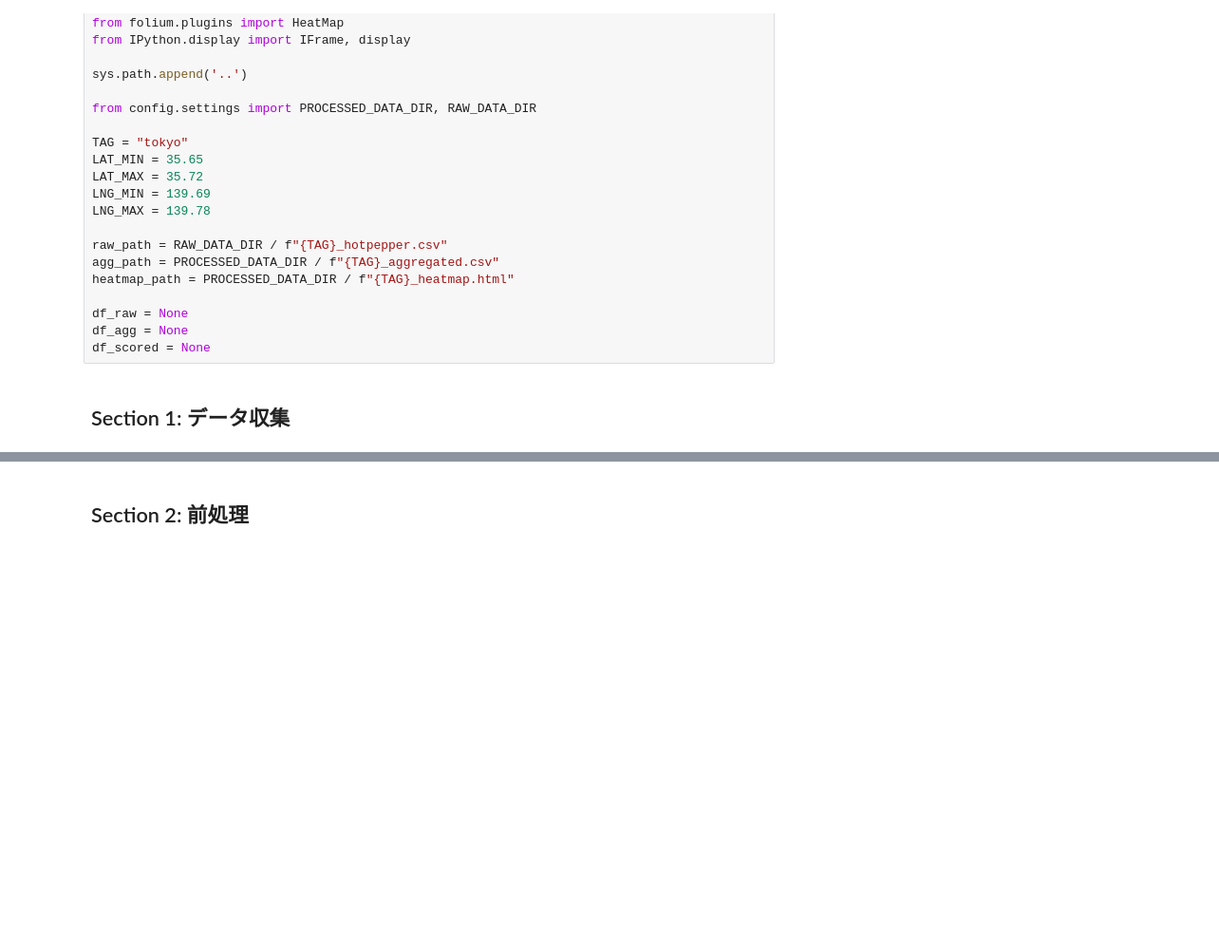
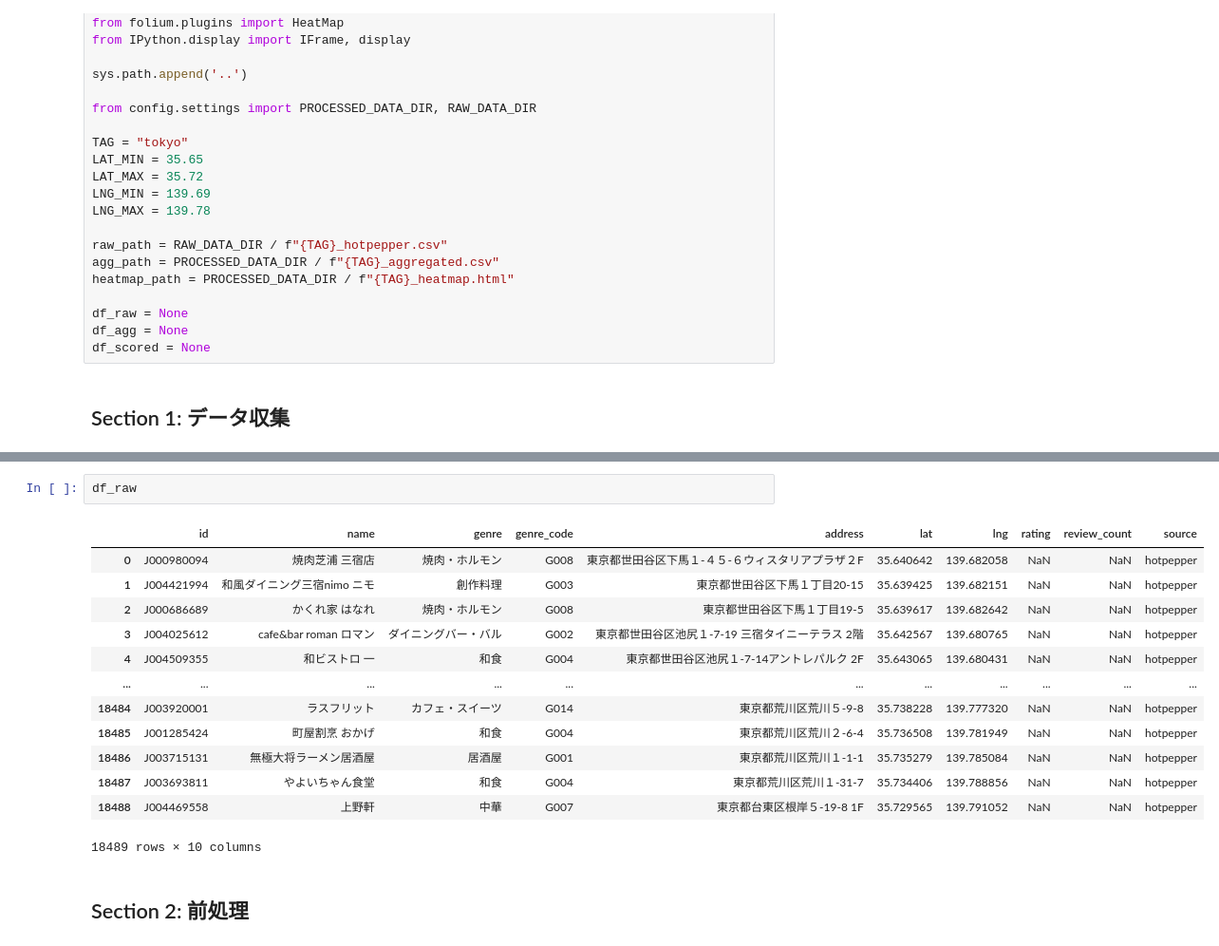
Before and after one commit to HisafumiTakahashi/market_gap_finder, a Jupyter notebook: notebooks/01_collection_eda.ipynb, the cells around one changed output, grey strips where cells are left out. Shown at 95% size. Drawn from its saved outputs; the diff is of its cells as text; blank space fills up the shorter version.

```diff
--- a/notebooks/01_collection_eda.ipynb
+++ b/notebooks/01_collection_eda.ipynb
@@ -59,3 +62,19 @@ print(f"収集件数: {0 if df_raw is None else len(df_raw)}")
+# %%
+df_raw
+# %% [output]
+|  | id | name | genre | genre_code | address | lat | lng | rating | review_count | source |
+| 0 | J000980094 | 焼肉芝浦 三宿店 | 焼肉・ホルモン | G008 | 東京都世田谷区下馬１-４５-６ウィスタリアプラザ２F | 35.640642 | 139.682058 | NaN | NaN | hotpepper |
+| 1 | J004421994 | 和風ダイニング三宿nimo ニモ | 創作料理 | G003 | 東京都世田谷区下馬１丁目20-15 | 35.639425 | 139.682151 | NaN | NaN | hotpepper |
+| 2 | J000686689 | かくれ家 はなれ | 焼肉・ホルモン | G008 | 東京都世田谷区下馬１丁目19-5 | 35.639617 | 139.682642 | NaN | NaN | hotpepper |
+| 3 | J004025612 | cafe&bar roman ロマン | ダイニングバー・バル | G002 | 東京都世田谷区池尻１-7-19 三宿タイニーテラス 2階 | 35.642567 | 139.680765 | NaN | NaN | hotpepper |
+| 4 | J004509355 | 和ビストロ 一 | 和食 | G004 | 東京都世田谷区池尻１‐7‐14アントレパルク 2F | 35.643065 | 139.680431 | NaN | NaN | hotpepper |
+| ... | ... | ... | ... | ... | ... | ... | ... | ... | ... | ... |
+| 18484 | J003920001 | ラスフリット | カフェ・スイーツ | G014 | 東京都荒川区荒川５-9-8 | 35.738228 | 139.777320 | NaN | NaN | hotpepper |
+| 18485 | J001285424 | 町屋割烹 おかげ | 和食 | G004 | 東京都荒川区荒川２-6-4 | 35.736508 | 139.781949 | NaN | NaN | hotpepper |
+| 18486 | J003715131 | 無極大将ラーメン居酒屋 | 居酒屋 | G001 | 東京都荒川区荒川１-1-1 | 35.735279 | 139.785084 | NaN | NaN | hotpepper |
+| 18487 | J003693811 | やよいちゃん食堂 | 和食 | G004 | 東京都荒川区荒川１-31-7 | 35.734406 | 139.788856 | NaN | NaN | hotpepper |
+| 18488 | J004469558 | 上野軒 | 中華 | G007 | 東京都台東区根岸５-19-8 1F | 35.729565 | 139.791052 | NaN | NaN | hotpepper |
+18489 rows × 10 columns
 # %% [markdown]
 ## Section 2: 前処理
 # %%
```
Also changed, not shown: parts of 8 cells of this notebook, 9 other files.
